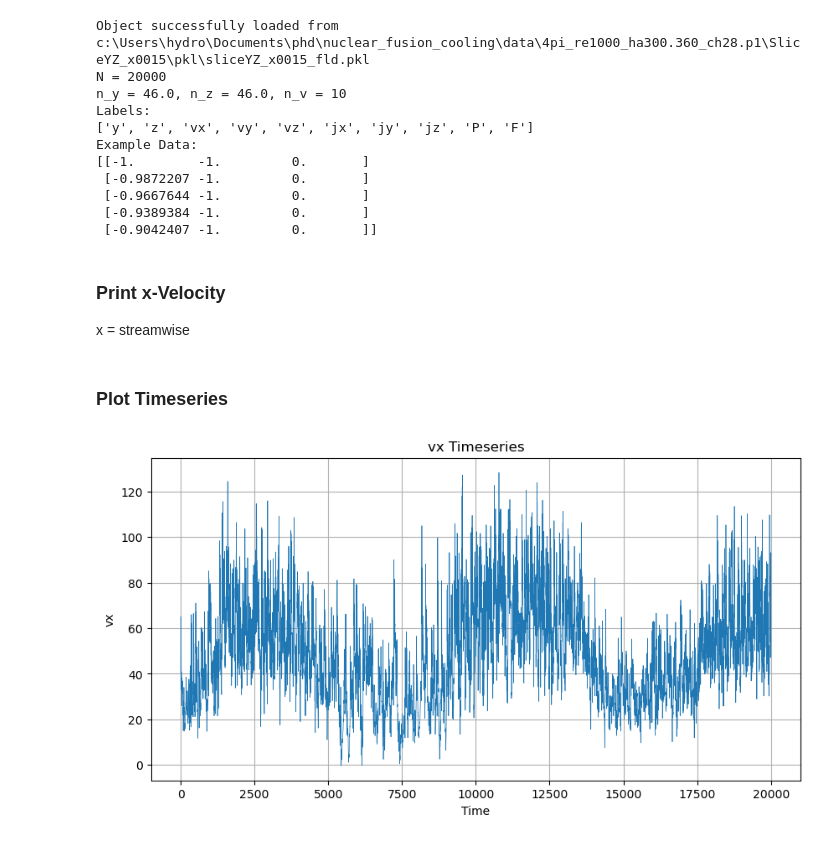
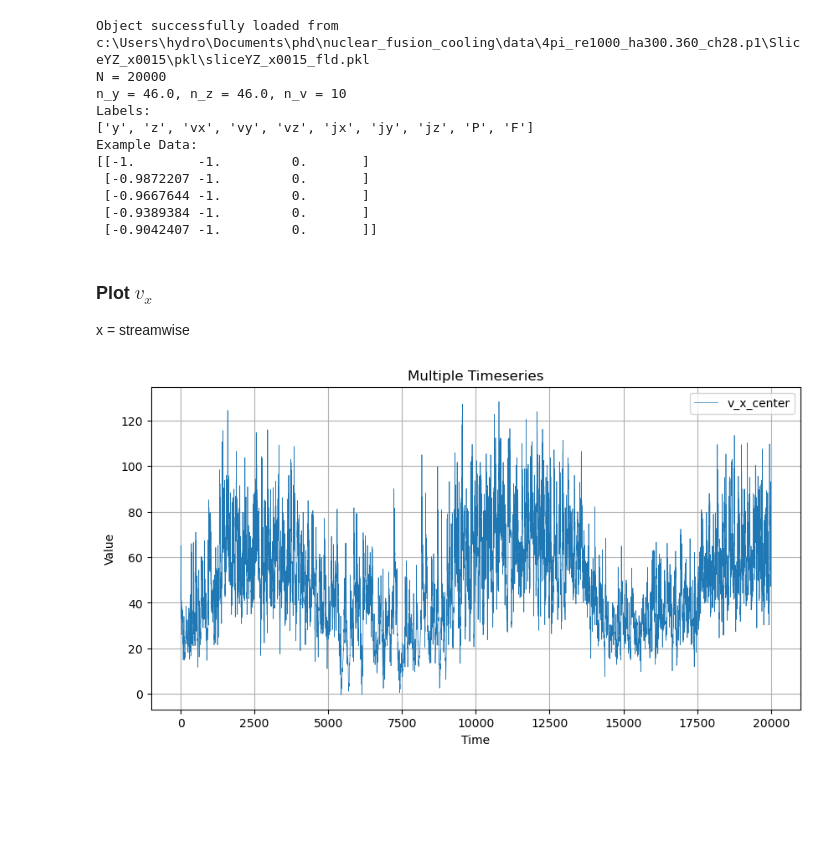
Before and after one commit to MichaelSkowronek/potential_probe_velocity_measuring, a Jupyter notebook: notebooks/measurement_x15_y0_z0.ipynb, the cells around one changed output. Saved outputs shown, nothing was run; the diff lists cells and outputs as text; code cells hidden in the pictures; blank space fills up the shorter version.

```diff
--- a/notebooks/measurement_x15_y0_z0.ipynb
+++ b/notebooks/measurement_x15_y0_z0.ipynb
@@ -16,9 +20,10 @@ from python_utils.time_series_extraction import extract_timeseries_data_by_coord
 ### General Args
 # %%
 slice_folder_path = Path("../../../data/4pi_re1000_ha300.360_ch28.p1/SliceYZ_x0015/")
-x_coord = 0.01842125  # Closest to 0.
-y_coord = 0.01842125
-label = 'vx'  # y, z, vx, vy, vz, jx, jy, jz, P, F
+y_coord = 0.01842125  # Closest to 0.
+z_coord = 0.01842125
+label = 'vx'  # y, z, vx, vy, vz, jx, jy, jz, P, F=Phi
+B_z = 300
 # %% [markdown]
 ### Load Data
 # %%
@@ -50,33 +55,55 @@ Example Data:
  [-0.9389384 -1.         0.       ]
  [-0.9042407 -1.         0.       ]]
 # %% [markdown]
-### Print x-Velocity
+### Plot $v_x$
 
  x = streamwise
 # %%
 column_index = labels.index(label)
-ts = extract_timeseries_data_by_coordinates_and_column(
+v_x_center = extract_timeseries_data_by_coordinates_and_column(
     arrays=timeseries,
-    column_index=column_index,
-    y_coord=x_coord,
-    z_coord=y_coord,
+    column_indices=column_index,
+    y_coord=y_coord,
+    z_coord=z_coord,
     )
-# %% [markdown]
-### Plot Timeseries
 # %%
-def plot_timeseries(data, title=f"{label} Timeseries", xlabel='Time', ylabel=label, linewidth=1):
+import numpy as np
+import matplotlib.pyplot as plt
+
+def plot_timeseries(
+        data_list,
+        *,
+        titles=None,
+        xlabel='Time',
+        ylabel='Value',
+        linewidth=1,
+    ):
+    # Check if data_list is a single 1D array or list
+    if not isinstance(data_list, list):
+        data_list = [data_list]  # Wrap in a list if it's not already
+
     # Create an array for the x-axis (time)
-    time = np.arange(len(data))
+    time = np.arange(len(data_list[0]))  # Assuming all data series have the same length
 
-    # Plotting the data with a specified line width
+    # Create a figure for plotting
     plt.figure(figsize=(10, 5))
-    plt.plot(time, data, linewidth=linewidth)
-    plt.title(title)
+
+    # Plot each time series in the provided list
+    for i, data in enumerate(data_list):
+        title = titles[i] if titles is not None else f"Timeseries {i+1}"
+        plt.plot(time, data, linewidth=linewidth, label=title)
+
+    plt.title('Multiple Timeseries')
     plt.xlabel(xlabel)
     plt.ylabel(ylabel)
     plt.grid()
+    plt.legend()  # Show legend to identify different timeseries
     plt.show()
 
-plot_timeseries(ts, linewidth=0.5)
+plot_timeseries(
+    v_x_center,
+    titles=["v_x_center"],
+    linewidth=0.5,
+    )
 # %% [output]
-[figure, old version]
+[figure, new version]
```
Also changed, not shown: parts of 13 cells of this notebook, 1 other file.
